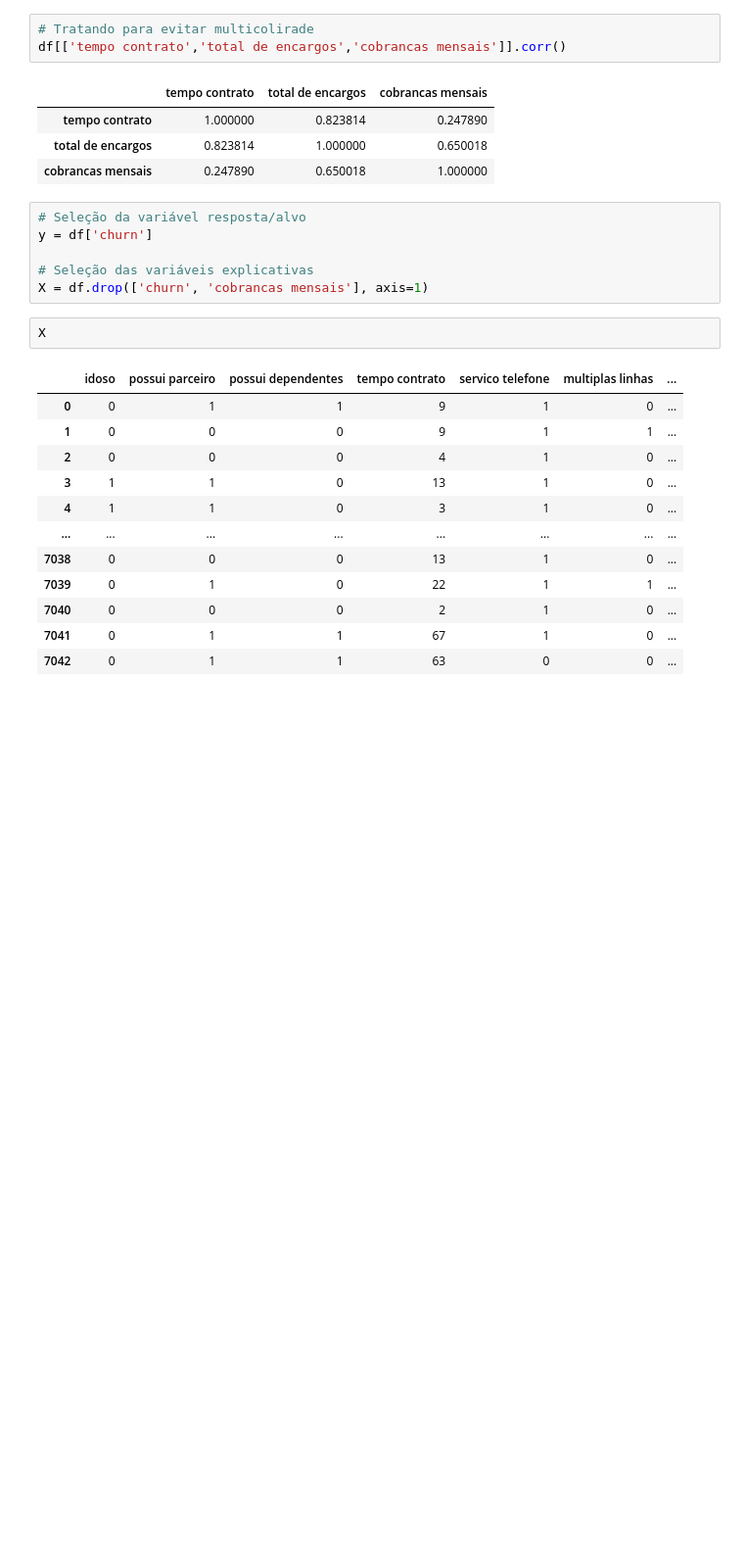
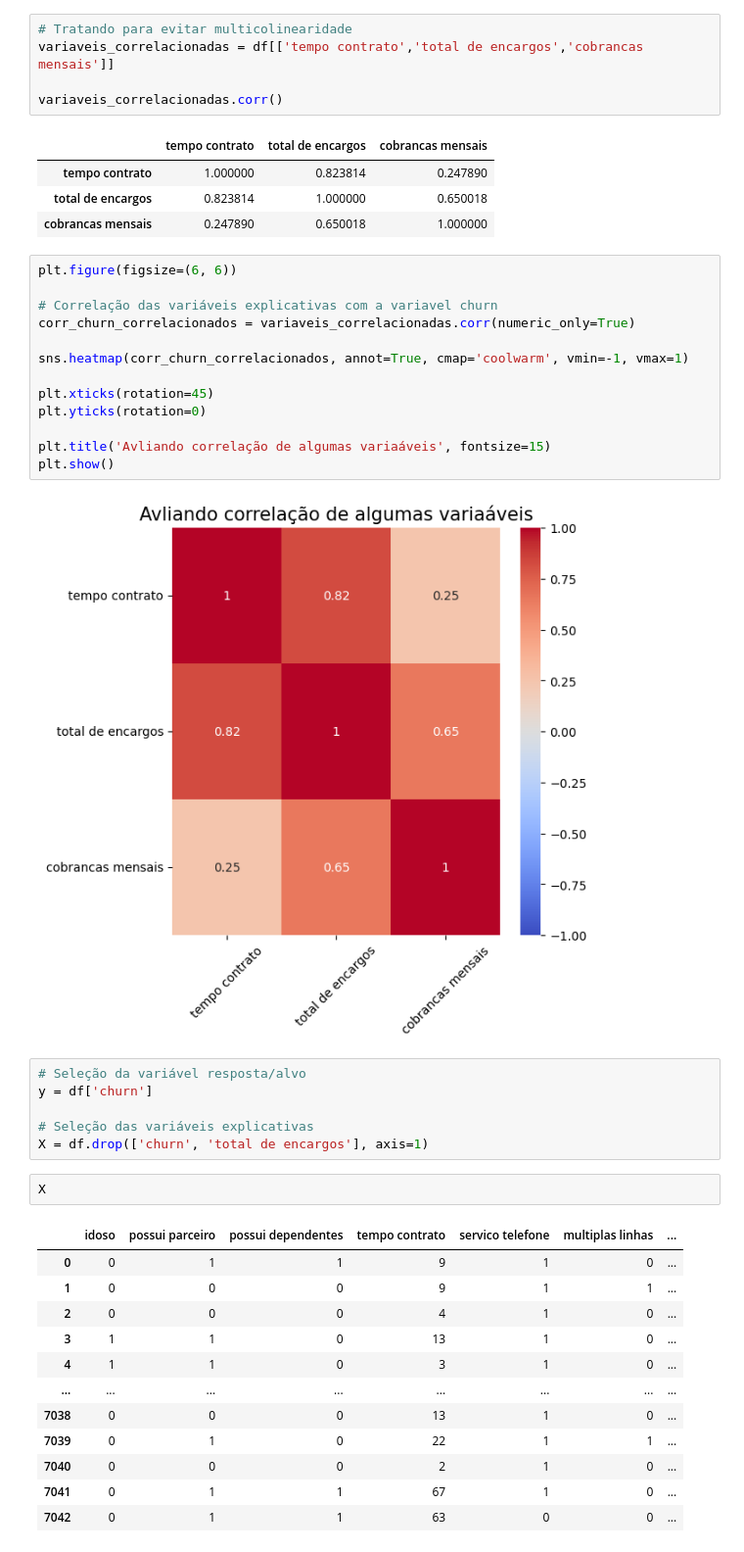
Before and after one commit to DaDosValle/Analise_Preditiva-Machine_Learning-TelecomX, a Jupyter notebook: Analise_Preditiva_TelecomX.ipynb, the cells around one changed output. Shown at 98% size. Cells and saved outputs as stored; diff of their text form; blank space fills up the shorter version.

```diff
--- a/Analise_Preditiva_TelecomX.ipynb
+++ b/Analise_Preditiva_TelecomX.ipynb
@@ -147,19 +156,36 @@ plt.show()
 # %% [output]
 [figure]
 # %%
-# Tratando para evitar multicolirade
-df[['tempo contrato','total de encargos','cobrancas mensais']].corr()
+# Tratando para evitar multicolinearidade
+variaveis_correlacionadas = df[['tempo contrato','total de encargos','cobrancas mensais']]
+
+variaveis_correlacionadas.corr()
 # %% [output]
 |  | tempo contrato | total de encargos | cobrancas mensais |
 | tempo contrato | 1.000000 | 0.823814 | 0.247890 |
 | total de encargos | 0.823814 | 1.000000 | 0.650018 |
 | cobrancas mensais | 0.247890 | 0.650018 | 1.000000 |
+# %%
+plt.figure(figsize=(6, 6))
+
+# Correlação das variáveis explicativas com a variavel churn
+corr_churn_correlacionados = variaveis_correlacionadas.corr(numeric_only=True)
+
+sns.heatmap(corr_churn_correlacionados, annot=True, cmap='coolwarm', vmin=-1, vmax=1)
+
+plt.xticks(rotation=45)
+plt.yticks(rotation=0)
+
+plt.title('Avliando correlação de algumas variaáveis', fontsize=15)
+plt.show()
+# %% [output]
+[figure, added]
 # %%
 # Seleção da variável resposta/alvo
 y = df['churn']
 
 # Seleção das variáveis explicativas
-X = df.drop(['churn', 'cobrancas mensais'], axis=1)
+X = df.drop(['churn', 'total de encargos'], axis=1)
 # %%
 X
 # %% [output]
```
Also changed, not shown: parts of 13 cells of this notebook.
